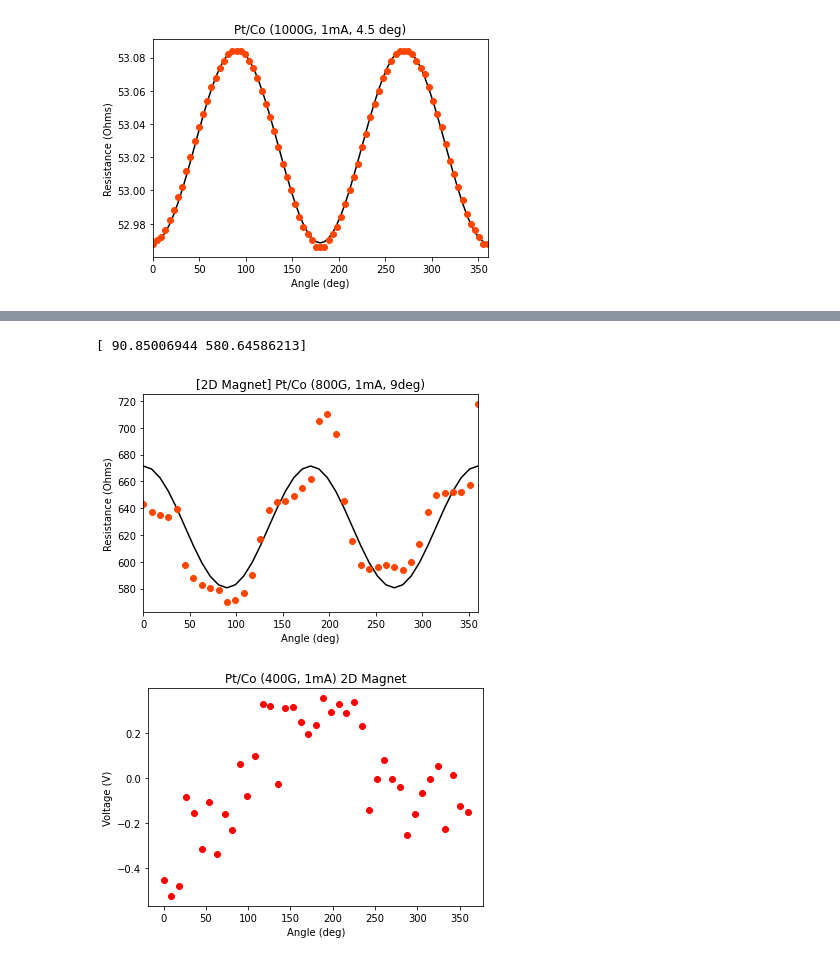
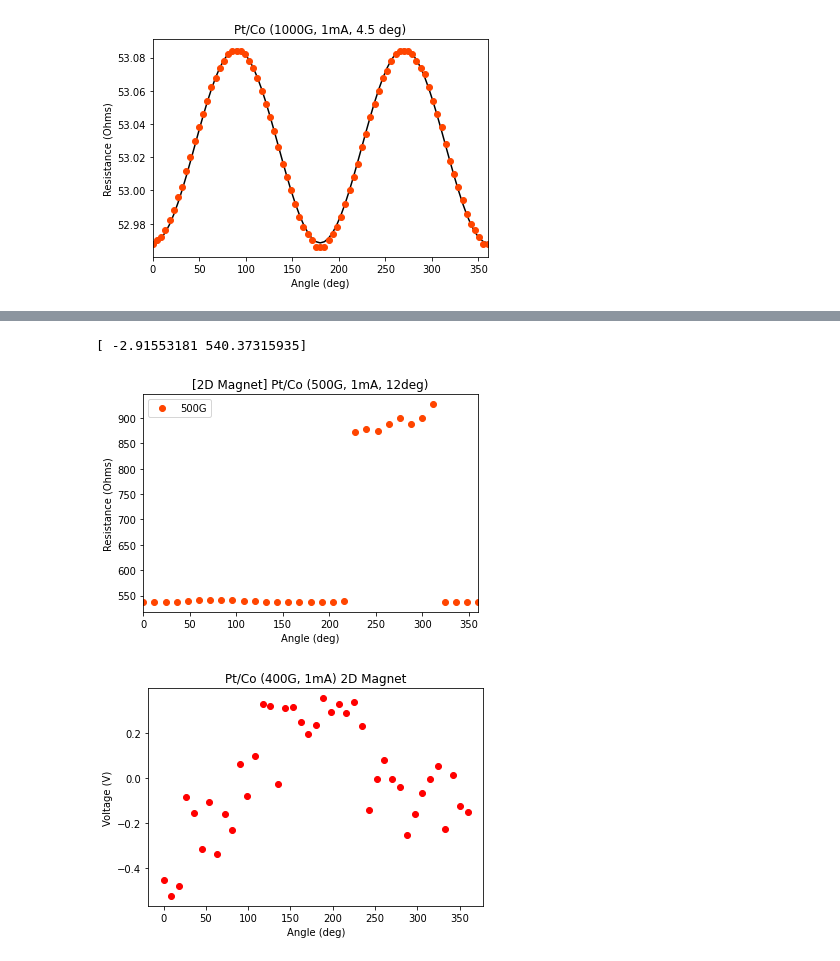
Before and after one commit to hankleid/AMR, a Jupyter notebook: AMR_analyze.ipynb, the cells around one changed output, grey strips where cells are left out. Cells and saved outputs as stored; diff of their text form; code cells hidden in the pictures.

```diff
--- a/AMR_analyze.ipynb
+++ b/AMR_analyze.ipynb
@@ -85,0 +171,21 @@ p_1 = [-0.5]
+# %%
+x = G1['X']
+y = G1['Y']
+
+y = y/0.001
+
+params = get_params(cos_sq, x, y, p_1)
+print(params)
+plot_fit(cos_sq, x, y, params, "black")
+#plot_fit(cos_sq_with_lin, x, y, params, "black")
+#plot_fit(lin, x, y, params, "black")
+plt.plot(x, y, 'o', label="500G", c="orangered")
+#plt.plot(x2, y2, 'o', c="orangered")
+
+plt.title("Pt/Co G1 (500G, 1mA, 9deg)")
+plt.xlabel("Angle (deg)")
+plt.ylabel("Resistance (Ohms)")
+plt.xlim((0,360))
+#plt.legend()
+#plt.savefig("Plots/20220304_G1_500G_1mA_9deg#1(cos_sq)", dpi=200, facecolor='w', edgecolor='w', orientation='portrait')
+plt.show()
@@ -104,21 +245,29 @@ plt.show()
 # %%
-x = Pt_Co['X']
-y = Pt_Co['Y']
+#nickel2 = nickel.iloc[0:-12]
+nickel3 = nickel.iloc[-4:] # outliers at end
+x = nickel['X']
+y = nickel['Y']
+
+x2 = nickel3['X']
+y2 = nickel3['Y']
 y = y/0.001
-params = get_params(cos_sq, x, y, p_0)
+#y2 = y2/0.001
+#params = get_params(cos_sq, x, y, p_0)
 print(params)
-plot_fit(cos_sq, x, y, params, "black")
-plt.plot(x, y, 'o', label="800G", c="orangered")
+#plot_fit(cos_sq, x, y, params, "black")
+plt.plot(x, y, 'o', label="500G", c="orangered")
+#plt.plot(x2, y2, 'o', c="orangered")
 
-plt.title("[2D Magnet] Pt/Co (800G, 1mA, 9deg)")
+plt.title("[2D Magnet] Pt/Co (500G, 1mA, 12deg)")
 plt.xlabel("Angle (deg)")
 plt.ylabel("Resistance (Ohms)")
 plt.xlim((0,360))
-#plt.savefig("Plots/20211117_1E_800G_1mA_9deg", dpi=200, facecolor='w', edgecolor='w', orientation='portrait')
+#plt.legend()
+#plt.savefig("Plots/20220301_2F_500G_1mA_12deg#2", dpi=200, facecolor='w', edgecolor='w', orientation='portrait')
 plt.show()
 # %% [output]
-[ 90.85006944 580.64586213]
+[ -2.91553181 540.37315935]
-[figure, old version]
+[figure, new version]
 # %%
 _4f_ = _4f.iloc[0:-4] # outliers at end
 x = _4f['X']
```
Also changed, not shown: parts of 6 cells of this notebook, 48 other files.
